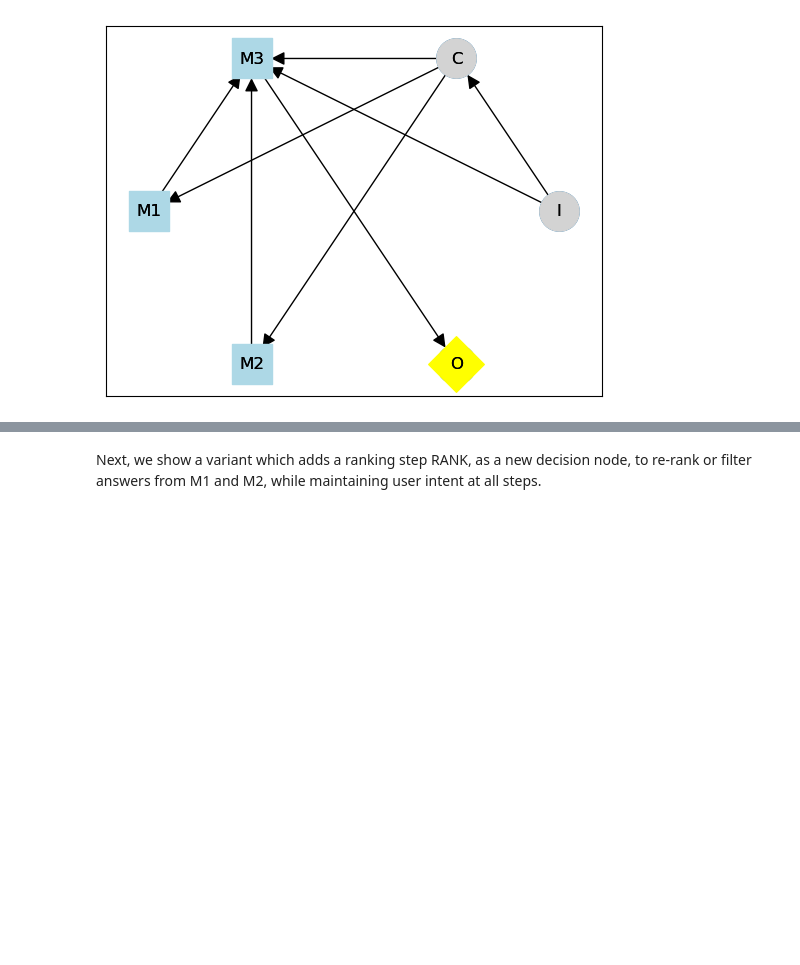
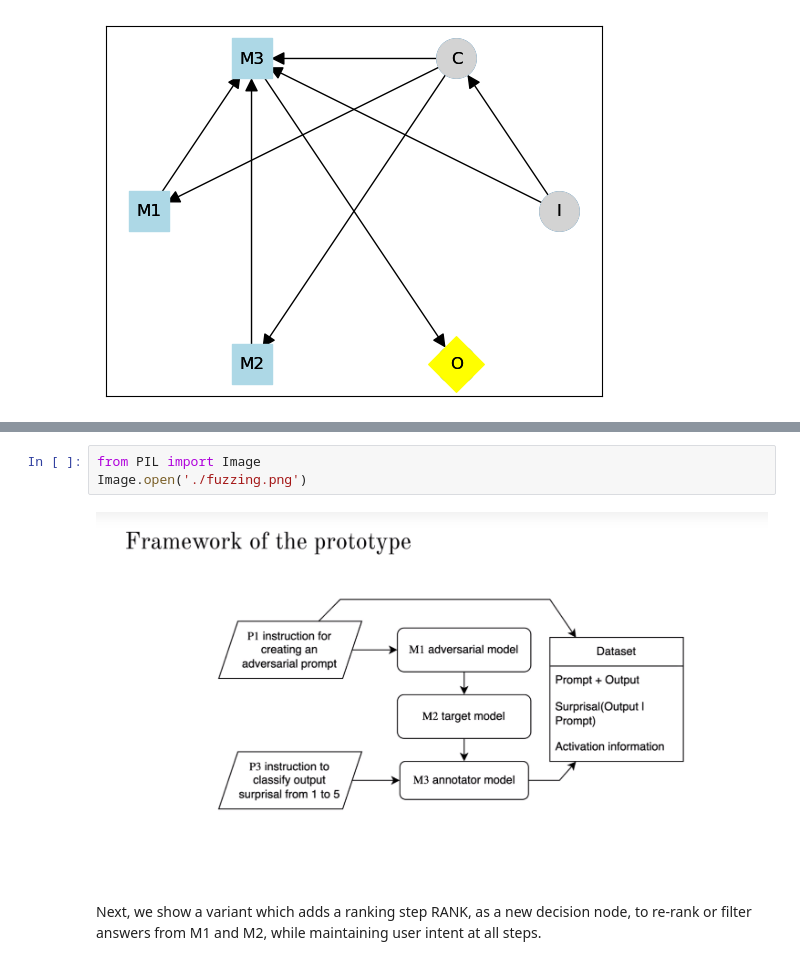
Before and after one commit to poppingtonic/transformer-visualization, a Jupyter notebook: CIDs4LLMs.ipynb, the cells around one changed output, grey strips where cells are left out. Cells and saved outputs as stored; diff of their text form; blank space fills up the shorter version.

```diff
--- a/CIDs4LLMs.ipynb
+++ b/CIDs4LLMs.ipynb
@@ -203,3 +228,8 @@ variant_10_omit.draw()
+# %%
+from PIL import Image
+Image.open('./fuzzing.png')
+# %% [output]
+[figure, added]
 # %% [markdown]
 Next, we show a variant which adds a ranking step RANK, as a new decision node, to re-rank or filter answers from M1 and M2, while maintaining user intent at all steps.
 # %%
```
Also changed, not shown: parts of 20 cells of this notebook.
